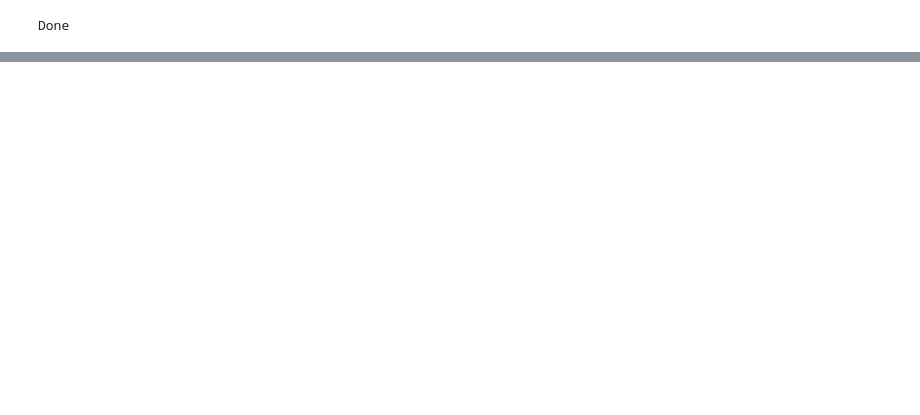
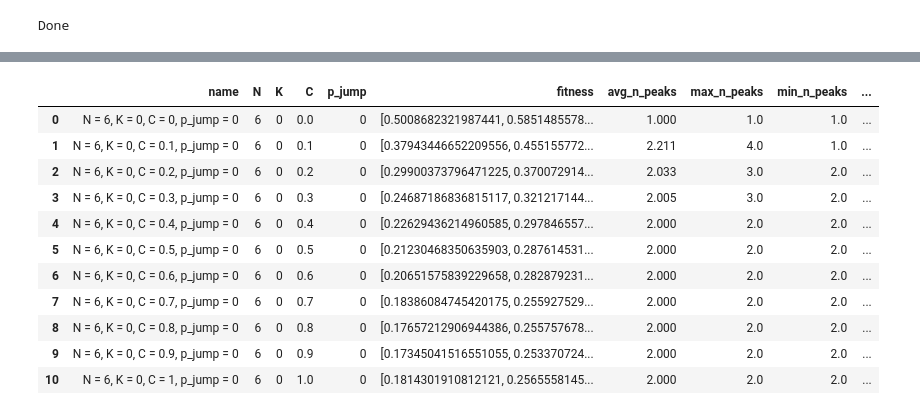
Before and after one commit to SbstnErhrdt/simulation-methods-project, a Jupyter notebook: NK.ipynb, the cells around one changed output, grey strips where cells are left out. Saved outputs shown, nothing was run; the diff lists cells and outputs as text; code cells hidden in the pictures; blank space fills up the shorter version.

```diff
--- a/NK.ipynb
+++ b/NK.ipynb
@@ -445,0 +505,12 @@ tansform_to_chartjs(results)
+# %%
+def generate_relative_fitness_data(N=6, K=4):
+    Cs = [0,0.1,0.2,0.3,0.4,0.5,0.6,0.7,0.8,0.9,1]
+    relative_fitness_data = []
+    for C in Cs:
+        result = run_simulation(N=N, K=K, C=C, p_jump=0)
+        relative_fitness_data.append(result)
+
+    return relative_fitness_data
+# %%
+df_N6_K4 = pd.DataFrame(generate_relative_fitness_data(N=6, K=4))
+df_N6_K0 = pd.DataFrame(generate_relative_fitness_data(N=6, K=0))
@@ -445,0 +535,15 @@ tansform_to_chartjs(results)
+# %%
+df_N6_K0
+# %% [output]
+|  | name | N | K | C | p_jump | fitness | avg_n_peaks | max_n_peaks | min_n_peaks | ... |
+| 0 | N = 6, K = 0, C = 0, p_jump = 0 | 6 | 0 | 0.0 | 0 | [0.5008682321987441, 0.5851485578... | 1.000 | 1.0 | 1.0 | ... |
+| 1 | N = 6, K = 0, C = 0.1, p_jump = 0 | 6 | 0 | 0.1 | 0 | [0.37943446652209556, 0.455155772... | 2.211 | 4.0 | 1.0 | ... |
+| 2 | N = 6, K = 0, C = 0.2, p_jump = 0 | 6 | 0 | 0.2 | 0 | [0.29900373796471225, 0.370072914... | 2.033 | 3.0 | 2.0 | ... |
+| 3 | N = 6, K = 0, C = 0.3, p_jump = 0 | 6 | 0 | 0.3 | 0 | [0.24687186836815117, 0.321217144... | 2.005 | 3.0 | 2.0 | ... |
+| 4 | N = 6, K = 0, C = 0.4, p_jump = 0 | 6 | 0 | 0.4 | 0 | [0.22629436214960585, 0.297846557... | 2.000 | 2.0 | 2.0 | ... |
+| 5 | N = 6, K = 0, C = 0.5, p_jump = 0 | 6 | 0 | 0.5 | 0 | [0.21230468350635903, 0.287614531... | 2.000 | 2.0 | 2.0 | ... |
+| 6 | N = 6, K = 0, C = 0.6, p_jump = 0 | 6 | 0 | 0.6 | 0 | [0.20651575839229658, 0.282879231... | 2.000 | 2.0 | 2.0 | ... |
+| 7 | N = 6, K = 0, C = 0.7, p_jump = 0 | 6 | 0 | 0.7 | 0 | [0.18386084745420175, 0.255927529... | 2.000 | 2.0 | 2.0 | ... |
+| 8 | N = 6, K = 0, C = 0.8, p_jump = 0 | 6 | 0 | 0.8 | 0 | [0.17657212906944386, 0.255757678... | 2.000 | 2.0 | 2.0 | ... |
+| 9 | N = 6, K = 0, C = 0.9, p_jump = 0 | 6 | 0 | 0.9 | 0 | [0.17345041516551055, 0.253370724... | 2.000 | 2.0 | 2.0 | ... |
+| 10 | N = 6, K = 0, C = 1, p_jump = 0 | 6 | 0 | 1.0 | 0 | [0.1814301910812121, 0.2565558145... | 2.000 | 2.0 | 2.0 | ... |
```
Also changed, not shown: parts of 28 cells of this notebook, 3 other files.
